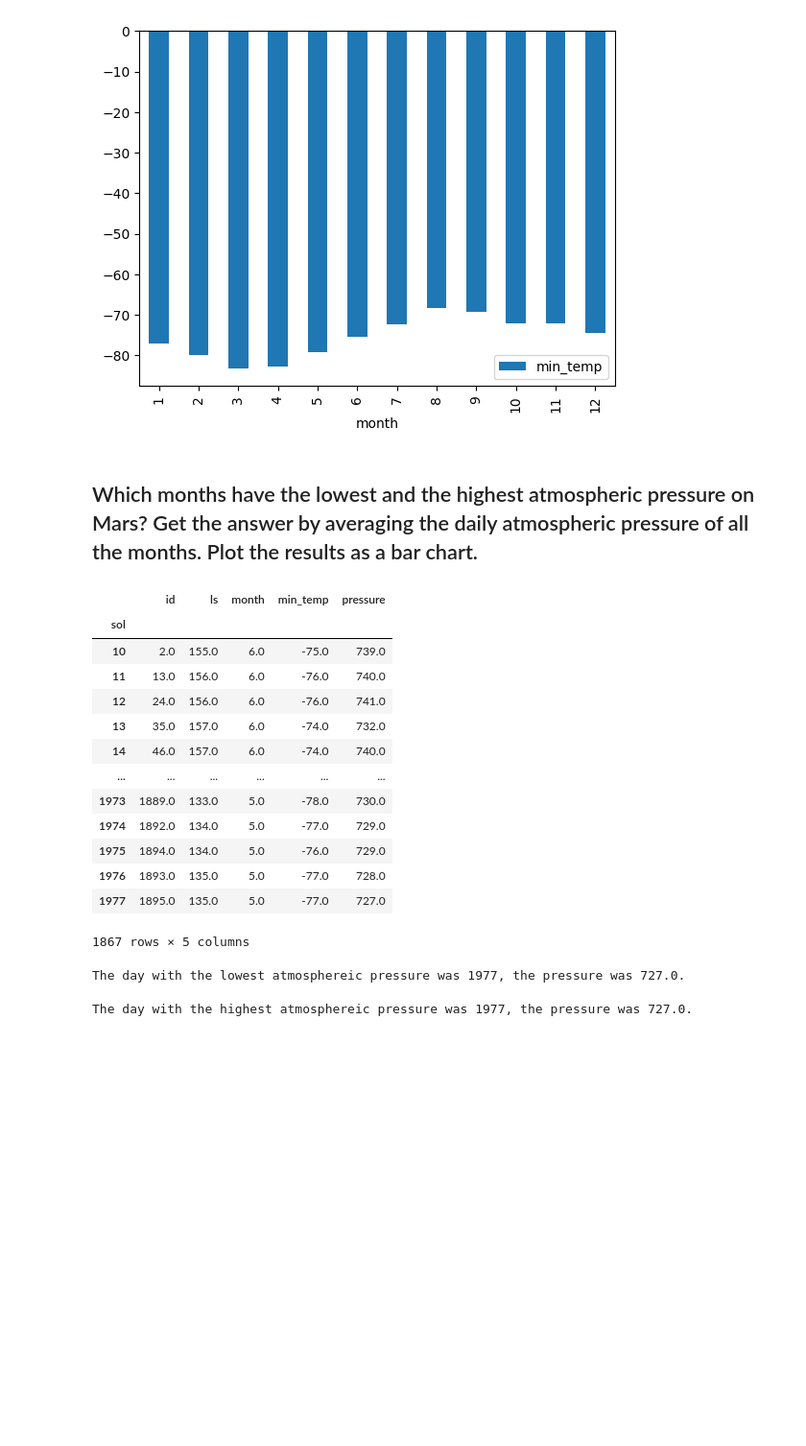
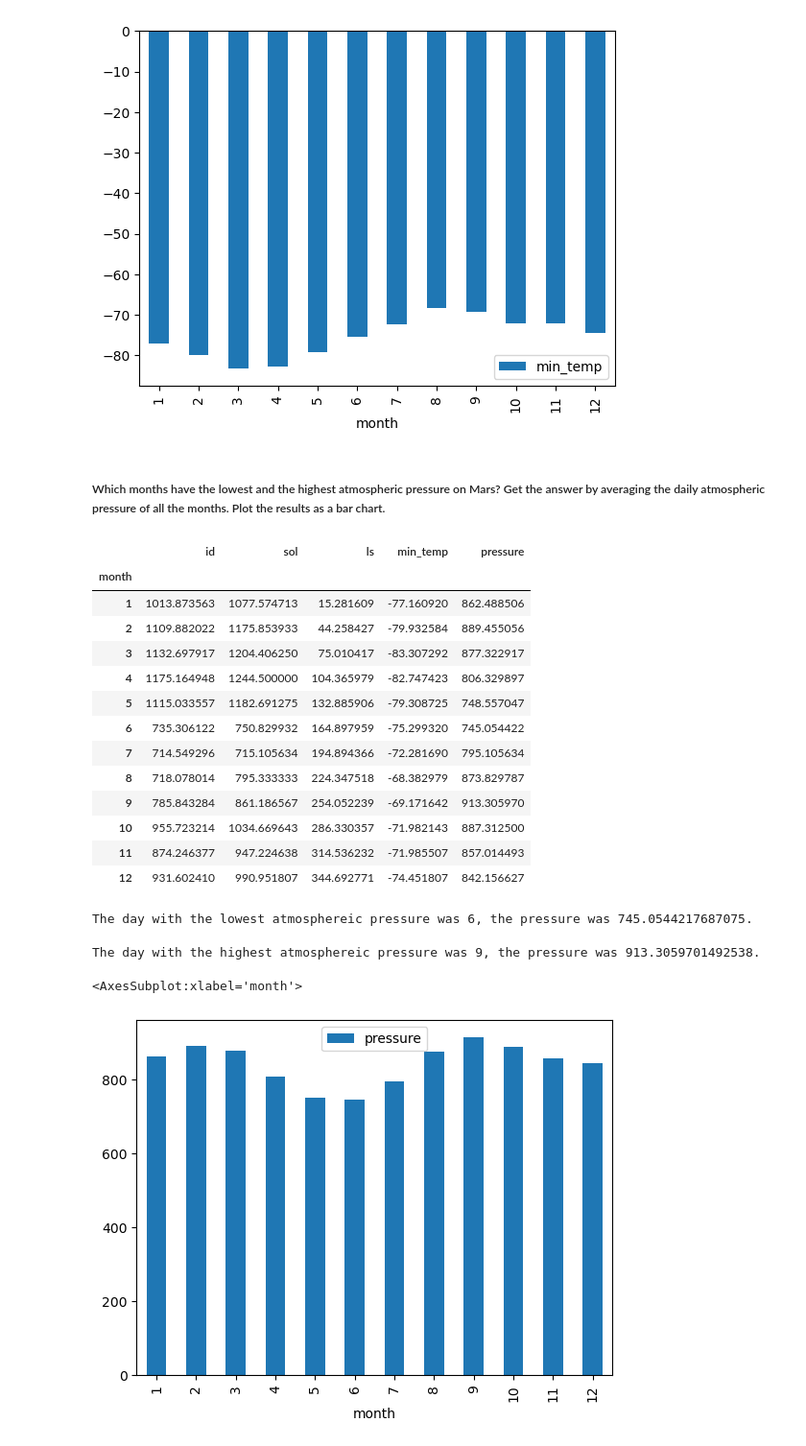
Before and after one commit to PJRyn/mars_data_challenge, a Jupyter notebook: mars_data_challenge_part_2.ipynb, the cells around one changed output. Shown at 96% size. Drawn from its saved outputs; the diff is of its cells as text; code cells hidden in the pictures; blank space fills up the shorter version.

Commit message:
updated challenge 2 with 4 question answers and updated the readme

```diff
--- a/mars_data_challenge_part_2.ipynb
+++ b/mars_data_challenge_part_2.ipynb
@@ -87,6 +87,6 @@ There are 1977 martian days in the dataset.
 # %%
-mars_ave_min_temp = mars_data_df.groupby(by=["month"]).mean()
-mars_ave_min_temp
+mars_ave_month = mars_data_df.groupby(by=["month"]).mean()
+mars_ave_month
 # %% [output]
 |  | id | sol | ls | min_temp | pressure |
 | month |  |  |  |  |  |
@@ -122,38 +122,43 @@ mars_ave_min_temp.plot.bar(y="min_temp")
 <AxesSubplot:xlabel='month'>
 [figure]
 # %% [markdown]
-## Which months have the lowest and the highest atmospheric pressure on Mars? Get the answer by averaging the daily atmospheric pressure of all the months. Plot the results as a bar chart.
+##### Which months have the lowest and the highest atmospheric pressure on Mars? Get the answer by averaging the daily atmospheric pressure of all the months. Plot the results as a bar chart.
 # %%
-mars_ave_sol = mars_data_df.groupby(by=["sol"]).mean()
+mars_ave_sol = mars_data_df.groupby(by=["month"]).mean()
 mars_ave_sol
 # %% [output]
-|  | id | ls | month | min_temp | pressure |
-| sol |  |  |  |  |  |
-| 10 | 2.0 | 155.0 | 6.0 | -75.0 | 739.0 |
-| 11 | 13.0 | 156.0 | 6.0 | -76.0 | 740.0 |
-| 12 | 24.0 | 156.0 | 6.0 | -76.0 | 741.0 |
-| 13 | 35.0 | 157.0 | 6.0 | -74.0 | 732.0 |
-| 14 | 46.0 | 157.0 | 6.0 | -74.0 | 740.0 |
-| ... | ... | ... | ... | ... | ... |
-| 1973 | 1889.0 | 133.0 | 5.0 | -78.0 | 730.0 |
-| 1974 | 1892.0 | 134.0 | 5.0 | -77.0 | 729.0 |
-| 1975 | 1894.0 | 134.0 | 5.0 | -76.0 | 729.0 |
-| 1976 | 1893.0 | 135.0 | 5.0 | -77.0 | 728.0 |
-| 1977 | 1895.0 | 135.0 | 5.0 | -77.0 | 727.0 |
+|  | id | sol | ls | min_temp | pressure |
+| month |  |  |  |  |  |
+| 1 | 1013.873563 | 1077.574713 | 15.281609 | -77.160920 | 862.488506 |
+| 2 | 1109.882022 | 1175.853933 | 44.258427 | -79.932584 | 889.455056 |
+| 3 | 1132.697917 | 1204.406250 | 75.010417 | -83.307292 | 877.322917 |
+| 4 | 1175.164948 | 1244.500000 | 104.365979 | -82.747423 | 806.329897 |
+| 5 | 1115.033557 | 1182.691275 | 132.885906 | -79.308725 | 748.557047 |
+| 6 | 735.306122 | 750.829932 | 164.897959 | -75.299320 | 745.054422 |
+| 7 | 714.549296 | 715.105634 | 194.894366 | -72.281690 | 795.105634 |
+| 8 | 718.078014 | 795.333333 | 224.347518 | -68.382979 | 873.829787 |
+| 9 | 785.843284 | 861.186567 | 254.052239 | -69.171642 | 913.305970 |
+| 10 | 955.723214 | 1034.669643 | 286.330357 | -71.982143 | 887.312500 |
+| 11 | 874.246377 | 947.224638 | 314.536232 | -71.985507 | 857.014493 |
+| 12 | 931.602410 | 990.951807 | 344.692771 | -74.451807 | 842.156627 |
-1867 rows × 5 columns
 # %%
 #lowest pressure day
-low_day = mars_ave_sol['pressure'].idxmin()
-low_day_num = mars_ave_sol['pressure'].min()
+low_day = mars_ave_month['pressure'].idxmin()
+low_day_num = mars_ave_month['pressure'].min()
 print(f"The day with the lowest atmosphereic pressure was {low_day}, the pressure was {low_day_num}.")
 # %% [output]
-The day with the lowest atmosphereic pressure was 1977, the pressure was 727.0.
+The day with the lowest atmosphereic pressure was 6, the pressure was 745.0544217687075.
 # %%
 #highest pressure day
-high_day = mars_ave_sol['pressure'].idxmax()
-high_day_num = mars_ave_sol['pressure'].max()
+high_day = mars_ave_month['pressure'].idxmax()
+high_day_num = mars_ave_month['pressure'].max()
 print(f"The day with the highest atmosphereic pressure was {high_day}, the pressure was {high_day_num}.")
 # %% [output]
-The day with the highest atmosphereic pressure was 1977, the pressure was 727.0.
+The day with the highest atmosphereic pressure was 9, the pressure was 913.3059701492538.
+# %%
+mars_ave_month.plot.bar(y="pressure")
+# %% [output]
+<AxesSubplot:xlabel='month'>
+[figure, added]
 # %%
 mars_data_df.to_csv('output/mars_data')
```
Also changed, not shown: parts of 6 cells of this notebook, 1 other file.
